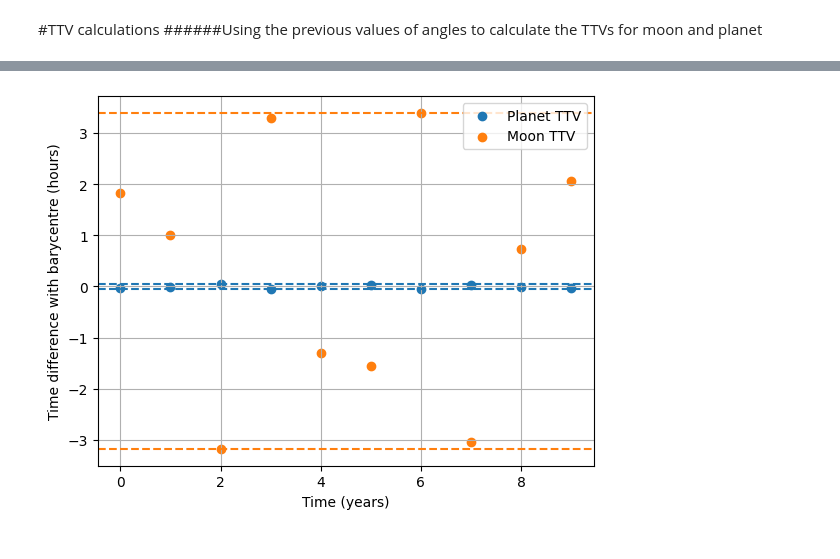
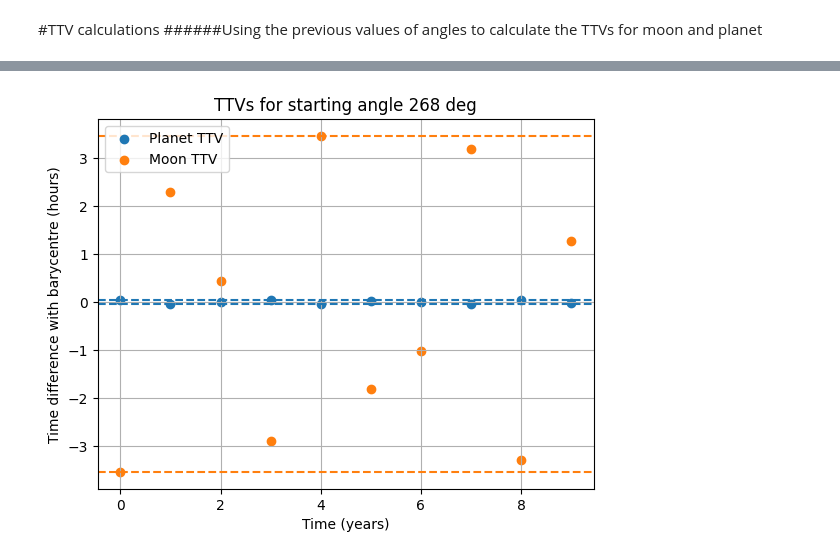
Before and after one commit to liamhall64/Habitable-Exomoons-2, a Jupyter notebook: Randomise_Orbital_Simulations_and_TTVs_160924.ipynb, the cells around one changed output, grey strips where cells are left out. Cells and saved outputs as stored; diff of their text form; code cells hidden in the pictures.

```diff
--- a/Randomise_Orbital_Simulations_and_TTVs_160924.ipynb
+++ b/Randomise_Orbital_Simulations_and_TTVs_160924.ipynb
@@ -99,51 +88,56 @@ Angle difference = -180 deg
 #TTV calculations
 ######Using the previous values of angles to calculate the TTVs for moon and planet
 # %%
-N = 10 # NUMBER OF TRANSITS
-t = np.arange(0,N*P.value,P.value)*P.unit # TIME
+num_of_tran = 10 # NUMBER OF TRANSITS
+t = np.arange(0,num_of_tran*P.value,P.value)*P.unit # TIME
 
-#######################
-alphab = wb*t
-xb = ab*np.sin(alphab)
-
-# PLANET
-wp = 2*np.pi/moon_period *u.rad
-alphap = wp*t + angle # USING THE ANGLE FROM THE PREVIOUS CELL
-xp = dp * np.sin(alphap) + xb
-# MOON
-wm = 2*np.pi/moon_period *u.rad
-alpham = wm*t + np.pi*u.rad + angle
-xm = dm*np.sin(alpham) + xb
-#######################
-
-diffp = xb - xp
-diffm = xb - xm
-
-vb = (2*np.pi*ab)/P.to(u.s) # BARYCENTRE VELOCITY
-print(f'Velocity of system around star = {vb:.3f}')
-
-ttvp = diffp/vb
-ttvm = diffm/vb
-
-maxp = np.max(ttvp).to(u.h)
-minp = np.min(ttvp).to(u.h)
-
-maxm = np.max(ttvm).to(u.h)
-minm = np.min(ttvm).to(u.h)
+#def ttv(transits, angle):
+print(f'The following TTVs are for the {N} random starting angles:')
+ttvp = []
+ttvm = []
+for angles in angle:
+  # BARYCENTRE
+  alphab = wb*t
+  xb = ab*np.sin(alphab)
+  # PLANET
+  wp = 2*np.pi/moon_period *u.rad
+  alphap = wp*t + angles # USING THE ANGLE FROM THE PREVIOUS CELL
+  xp = dp * np.sin(alphap) + xb
+  # MOON
+  wm = 2*np.pi/moon_period *u.rad
+  alpham = wm*t + np.pi*u.rad + angles
+  xm = dm*np.sin(alpham) + xb
 
 
-plt.scatter(t/P, ttvp.to(u.h), label = 'Planet TTV')
-plt.scatter(t/P, ttvm.to(u.h), label = 'Moon TTV')
+  diffp = xb - xp
+  diffm = xb - xm
 
-plt.axhline(y = maxp.value, linestyle = 'dashed', color = 'tab:blue')
-plt.axhline(y = minp.value, linestyle = 'dashed', color = 'tab:blue')
-plt.axhline(y = maxm.value, linestyle = 'dashed', color = 'tab:orange')
-plt.axhline(y = minm.value, linestyle = 'dashed', color = 'tab:orange')
+  vb = (2*np.pi*ab)/P.to(u.s) # BARYCENTRE VELOCITY
+  #print(f'Velocity of system around star = {vb:.3f}')
 
-plt.xlabel('Time (years)')
-plt.ylabel('Time difference with barycentre (hours)')
-plt.grid()
-plt.legend()
-plt.show()
-print(f'Planet TTV = {ttvp[0]:.3f}\nMoon TTV = {ttvm[0]:.3f}')
+  ttvp.append(diffp/vb)
+  ttvm.append(diffm/vb)
+
+  print(f'Planet TTV = {ttvp[0][0]:.3f}\nMoon TTV = {ttvm[0][0]:.3f}')
+
+  maxp = np.max(ttvp[0]).to(u.h)
+  minp = np.min(ttvp[0]).to(u.h)
+
+  maxm = np.max(ttvm[0]).to(u.h)
+  minm = np.min(ttvm[0]).to(u.h)
+
+  plt.scatter(t/P, ttvp[0].to(u.h), label = 'Planet TTV')
+  plt.scatter(t/P, ttvm[0].to(u.h), label = 'Moon TTV')
+
+  plt.axhline(y = maxp.value, linestyle = 'dashed', color = 'tab:blue')
+  plt.axhline(y = minp.value, linestyle = 'dashed', color = 'tab:blue')
+  plt.axhline(y = maxm.value, linestyle = 'dashed', color = 'tab:orange')
+  plt.axhline(y = minm.value, linestyle = 'dashed', color = 'tab:orange')
+
+  plt.title(f'TTVs for starting angle {angles.to(u.deg):.0f}')
+  plt.xlabel('Time (years)')
+  plt.ylabel('Time difference with barycentre (hours)')
+  plt.grid()
+  plt.legend()
+  plt.show()
 # %% [output]
@@ -151 +147 @@ Velocity of system around star = 29785.254 m / s
-[figure, old version]
+[figure, new version]
```
Also changed, not shown: parts of 6 cells of this notebook.
